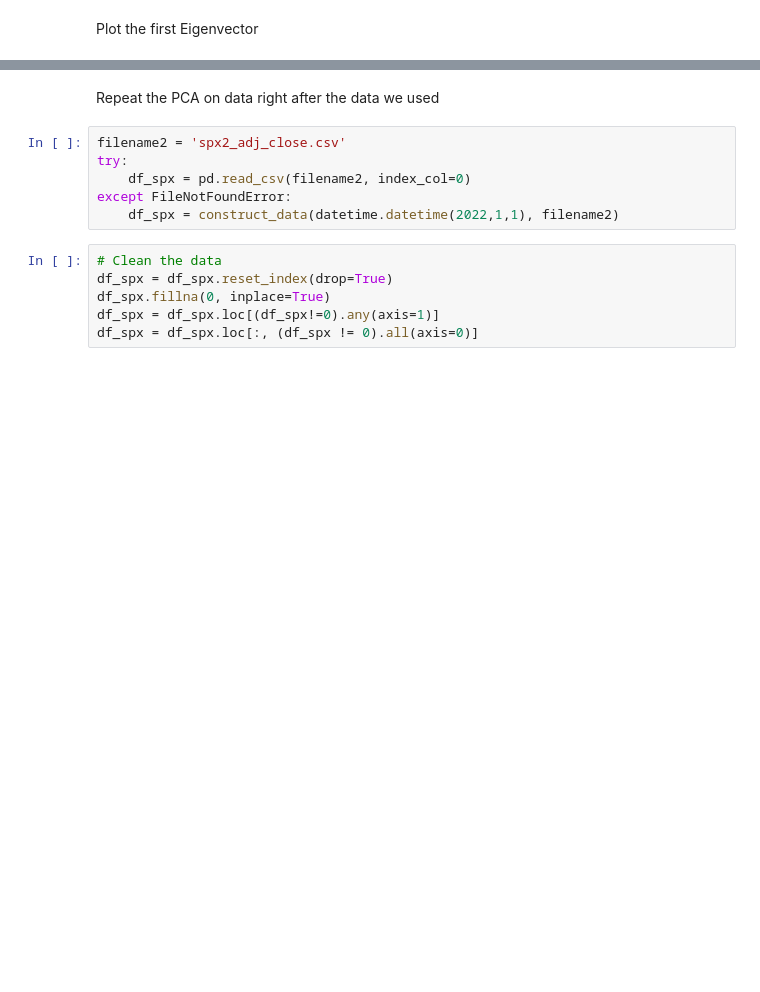
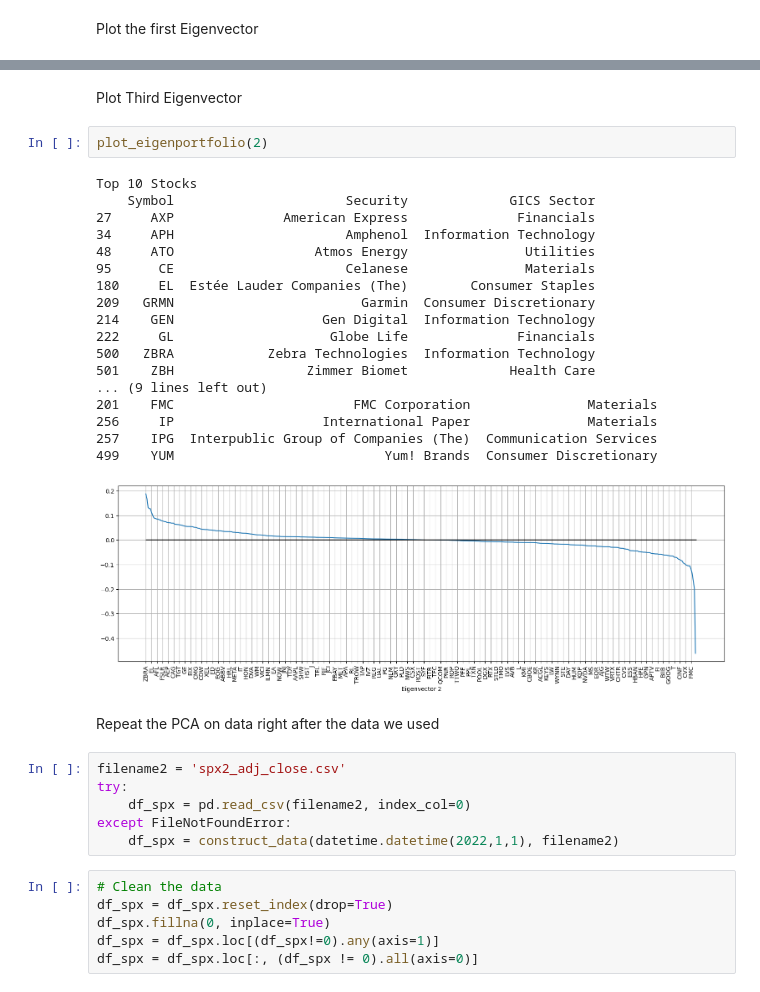
Before and after one commit to andygarcia830/msdspt2025b_dmw_lab2_lt5, a Jupyter notebook: Lab2A-LT5.ipynb, the cells around one changed output, grey strips where cells are left out. Drawn from its saved outputs; the diff is of its cells as text; blank space fills up the shorter version.

```diff
--- a/Lab2A-LT5.ipynb
+++ b/Lab2A-LT5.ipynb
@@ -368,3 +305,26 @@ Top 10 Stocks
+# %% [markdown]
+Plot Third Eigenvector
+# %%
+plot_eigenportfolio(2)
+# %% [output]
+Top 10 Stocks
+    Symbol                      Security             GICS Sector
+27     AXP              American Express              Financials
+34     APH                      Amphenol  Information Technology
+48     ATO                  Atmos Energy               Utilities
+95      CE                      Celanese               Materials
+180     EL  Estée Lauder Companies (The)        Consumer Staples
+209   GRMN                        Garmin  Consumer Discretionary
+214    GEN                   Gen Digital  Information Technology
+222     GL                    Globe Life              Financials
+500   ZBRA            Zebra Technologies  Information Technology
+501    ZBH                 Zimmer Biomet             Health Care
+... (9 lines left out)
+201    FMC                       FMC Corporation               Materials
+256     IP                   International Paper               Materials
+257    IPG  Interpublic Group of Companies (The)  Communication Services
+499    YUM                           Yum! Brands  Consumer Discretionary
+[figure, added]
 # %% [markdown]
 Repeat the PCA on data right after the data we used
 # %%
```
Also changed, not shown: parts of 23 cells of this notebook.
